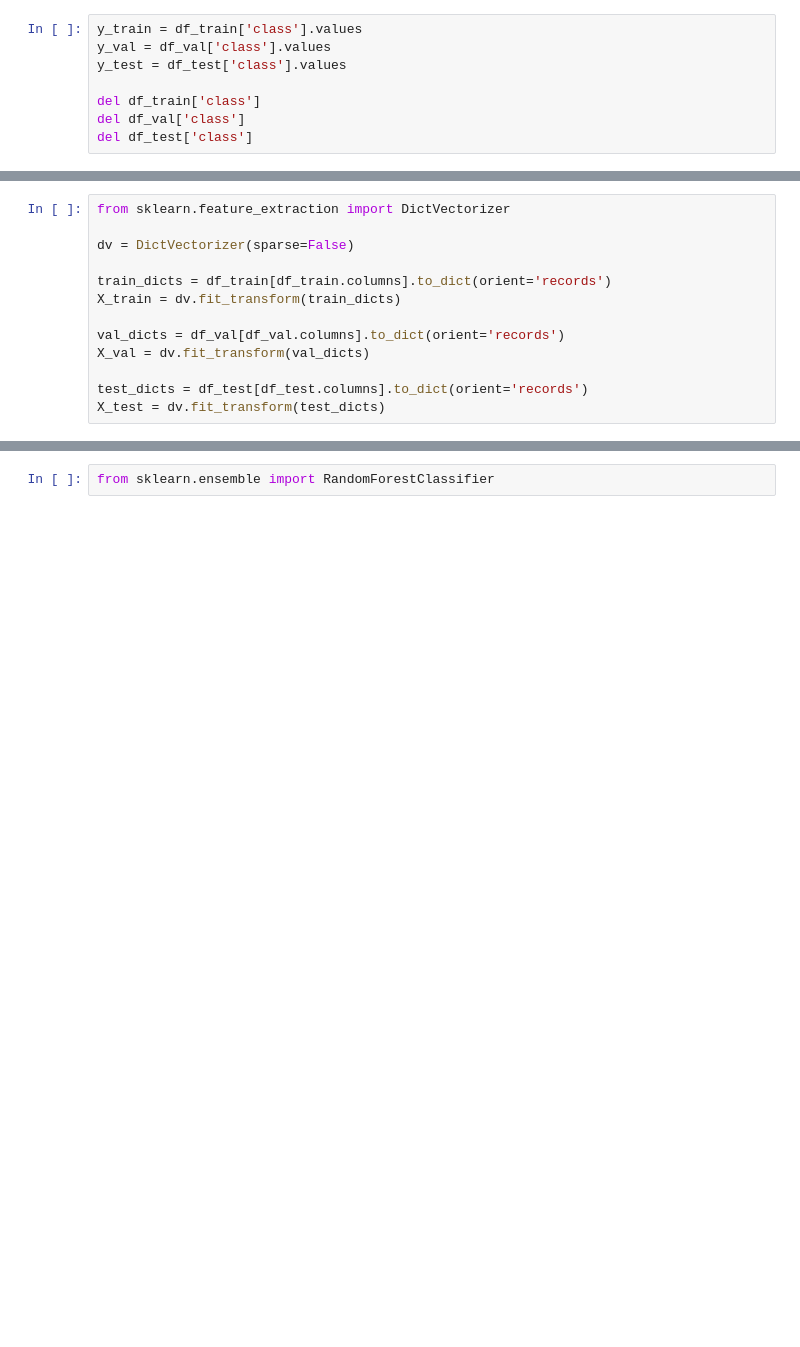
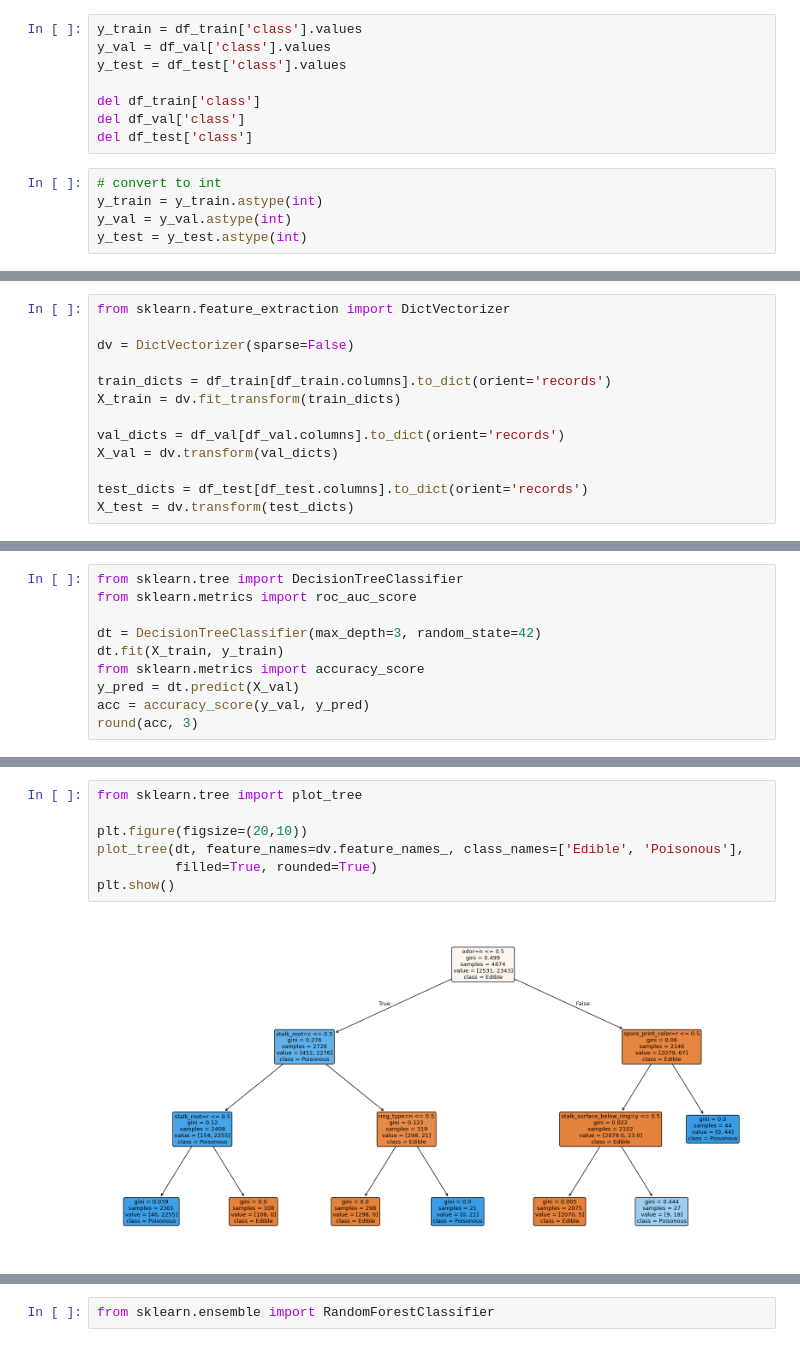
Before and after one commit to janagroening/mushroom_classification, a Jupyter notebook: notebooks/midterm_project.ipynb, the cells around one changed output, grey strips where cells are left out. Saved outputs shown, nothing was run; the diff lists cells and outputs as text; blank space fills up the shorter version.

```diff
--- a/notebooks/midterm_project.ipynb
+++ b/notebooks/midterm_project.ipynb
@@ -176,3 +145,8 @@ y_test = df_test['class'].values
 del df_train['class']
 del df_val['class']
 del df_test['class']
+# %%
+# convert to int
+y_train = y_train.astype(int)
+y_val = y_val.astype(int)
+y_test = y_test.astype(int)
@@ -185,7 +366,7 @@ train_dicts = df_train[df_train.columns].to_dict(orient='records')
 X_train = dv.fit_transform(train_dicts)
 
 val_dicts = df_val[df_val.columns].to_dict(orient='records')
-X_val = dv.fit_transform(val_dicts)
+X_val = dv.transform(val_dicts)
 
 test_dicts = df_test[df_test.columns].to_dict(orient='records')
-X_test = dv.fit_transform(test_dicts)
+X_test = dv.transform(test_dicts)
@@ -191,0 +404,10 @@ X_test = dv.fit_transform(test_dicts)
+# %%
+from sklearn.tree import DecisionTreeClassifier
+from sklearn.metrics import roc_auc_score
+
+dt = DecisionTreeClassifier(max_depth=3, random_state=42)
+dt.fit(X_train, y_train)
+from sklearn.metrics import accuracy_score
+y_pred = dt.predict(X_val)
+acc = accuracy_score(y_val, y_pred)
+round(acc, 3)
@@ -191,0 +439,9 @@ X_test = dv.fit_transform(test_dicts)
+# %%
+from sklearn.tree import plot_tree
+
+plt.figure(figsize=(20,10))
+plot_tree(dt, feature_names=dv.feature_names_, class_names=['Edible', 'Poisonous'],
+          filled=True, rounded=True)
+plt.show()
+# %% [output]
+[figure, added]
```
Also changed, not shown: parts of 75 cells of this notebook, 2 other files.
